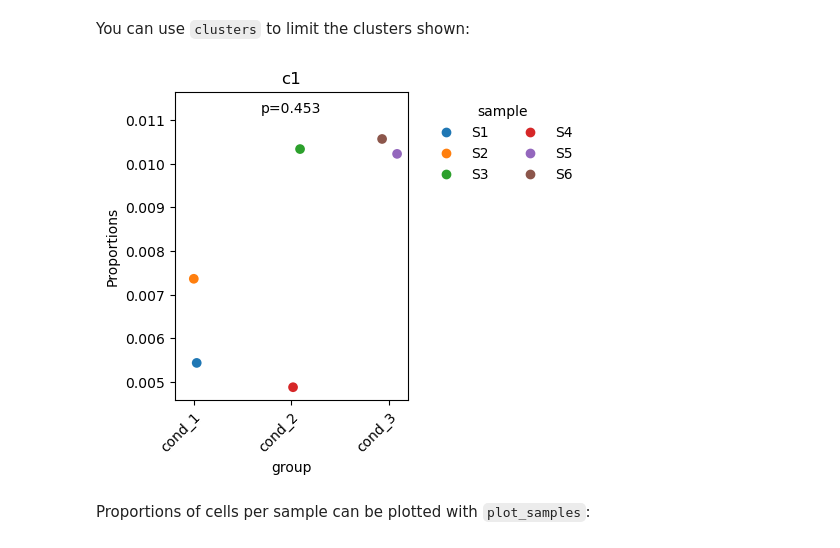
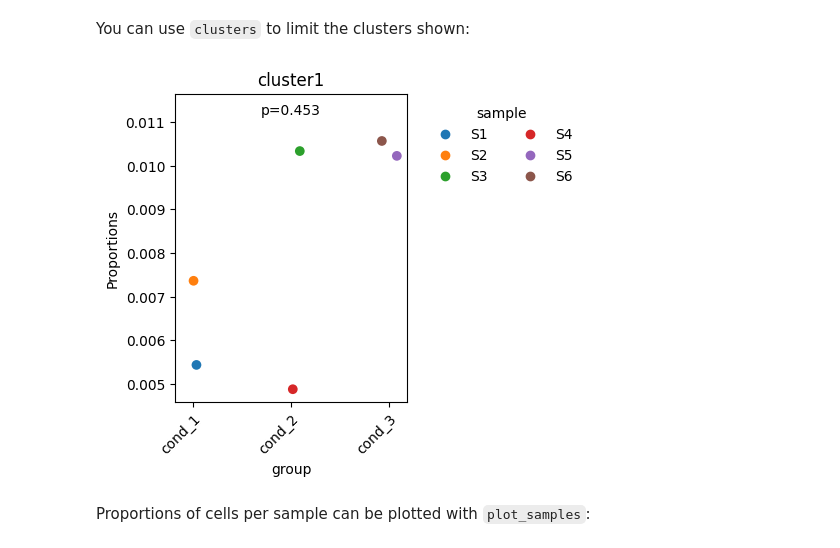
Before and after one commit to loosolab/scanpro, a Jupyter notebook: examples/proportion_analysis.ipynb, the cells around one changed output. Saved outputs shown, nothing was run; the diff lists cells and outputs as text; code cells hidden in the pictures.

Commit message:
Fix plotting of partially replicated data

```diff
--- a/examples/proportion_analysis.ipynb
+++ b/examples/proportion_analysis.ipynb
@@ -117,9 +117,9 @@ out.plot(kind="barplot")
 # %% [markdown]
 You can use `clusters` to limit the clusters shown:
 # %%
-out.plot(clusters=["c1"])
+out.plot(clusters=["cluster1"])
 # %% [output]
-[figure, old version]
+[figure, new version]
 # %% [markdown]
 Proportions of cells per sample can be plotted with `plot_samples`:
 # %%
```
Also changed, not shown: parts of 23 cells of this notebook, 6 other files.
